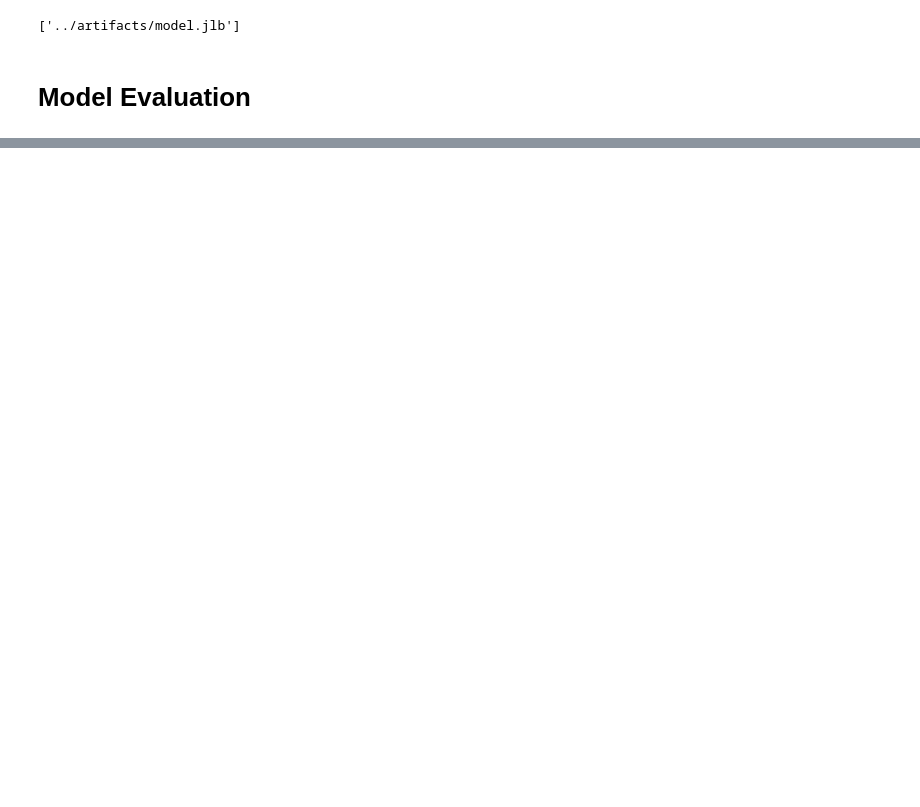
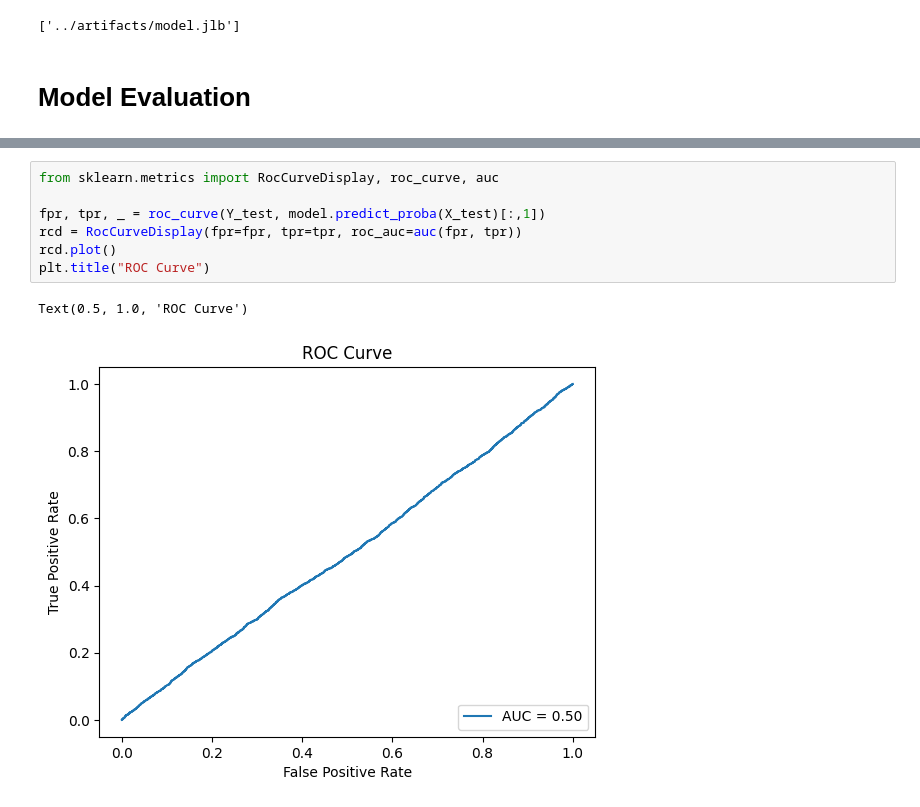
Before and after one commit to ZenithFlux/Customer_Churn_Prediction, a Jupyter notebook: notebooks/model_training.ipynb, the cells around one changed output, grey strips where cells are left out. Cells and saved outputs as stored; diff of their text form; blank space fills up the shorter version.

```diff
--- a/notebooks/model_training.ipynb
+++ b/notebooks/model_training.ipynb
@@ -251,0 +285,10 @@ XGBClassifier(base_score=None, booster=None, callbacks=None,
+# %%
+from sklearn.metrics import RocCurveDisplay, roc_curve, auc
+
+fpr, tpr, _ = roc_curve(Y_test, model.predict_proba(X_test)[:,1])
+rcd = RocCurveDisplay(fpr=fpr, tpr=tpr, roc_auc=auc(fpr, tpr))
+rcd.plot()
+plt.title("ROC Curve")
+# %% [output]
+Text(0.5, 1.0, 'ROC Curve')
+[figure, added]
```
Also changed, not shown: parts of 9 cells of this notebook, 1 other file.
